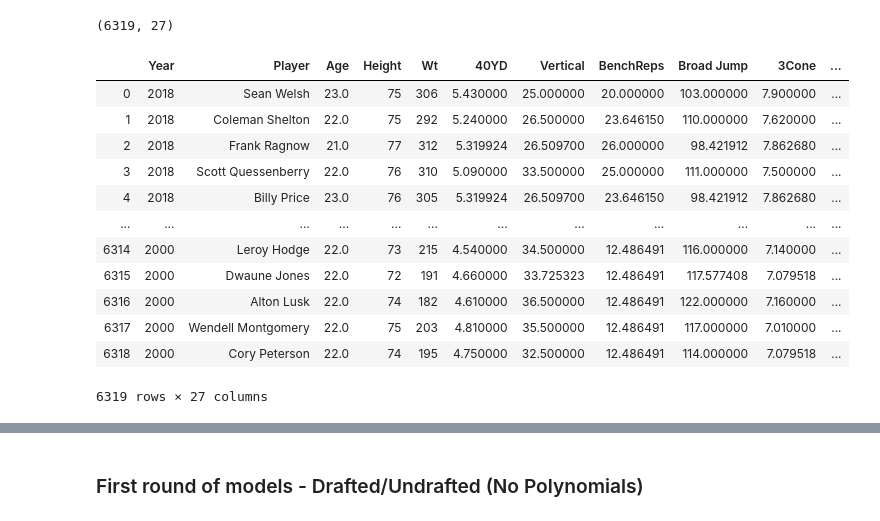
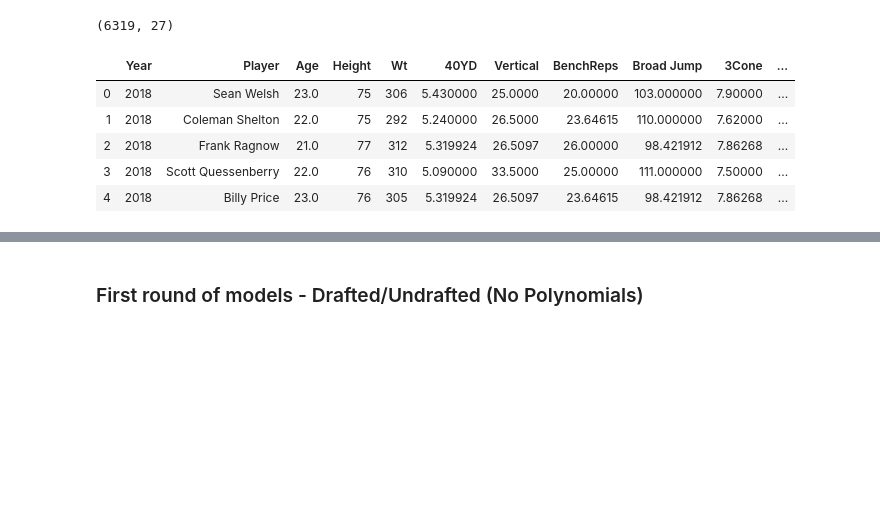
Before and after one commit to slucasmyer/NFL-Draft-Predictions, a Jupyter notebook: nfl-draft-predictions.ipynb, the cells around one changed output, grey strips where cells are left out. Cells and saved outputs as stored; diff of their text form; code cells hidden in the pictures; blank space fills up the shorter version.

```diff
--- a/nfl-draft-predictions.ipynb
+++ b/nfl-draft-predictions.ipynb
@@ -796,18 +444,11 @@ new_plus_dummies.shape
 # %% [output]
 (6319, 27)
 # %%
-new_plus_dummies
+new_plus_dummies.head()
 # %% [output]
 |  | Year | Player | Age | Height | Wt | 40YD | Vertical | BenchReps | Broad Jump | 3Cone | ... |
-| 0 | 2018 | Sean Welsh | 23.0 | 75 | 306 | 5.430000 | 25.000000 | 20.000000 | 103.000000 | 7.900000 | ... |
-| 1 | 2018 | Coleman Shelton | 22.0 | 75 | 292 | 5.240000 | 26.500000 | 23.646150 | 110.000000 | 7.620000 | ... |
-| 2 | 2018 | Frank Ragnow | 21.0 | 77 | 312 | 5.319924 | 26.509700 | 26.000000 | 98.421912 | 7.862680 | ... |
-| 3 | 2018 | Scott Quessenberry | 22.0 | 76 | 310 | 5.090000 | 33.500000 | 25.000000 | 111.000000 | 7.500000 | ... |
-| 4 | 2018 | Billy Price | 23.0 | 76 | 305 | 5.319924 | 26.509700 | 23.646150 | 98.421912 | 7.862680 | ... |
-| ... | ... | ... | ... | ... | ... | ... | ... | ... | ... | ... | ... |
-| 6314 | 2000 | Leroy Hodge | 22.0 | 73 | 215 | 4.540000 | 34.500000 | 12.486491 | 116.000000 | 7.140000 | ... |
-| 6315 | 2000 | Dwaune Jones | 22.0 | 72 | 191 | 4.660000 | 33.725323 | 12.486491 | 117.577408 | 7.079518 | ... |
-| 6316 | 2000 | Alton Lusk | 22.0 | 74 | 182 | 4.610000 | 36.500000 | 12.486491 | 122.000000 | 7.160000 | ... |
-| 6317 | 2000 | Wendell Montgomery | 22.0 | 75 | 203 | 4.810000 | 35.500000 | 12.486491 | 117.000000 | 7.010000 | ... |
-| 6318 | 2000 | Cory Peterson | 22.0 | 74 | 195 | 4.750000 | 32.500000 | 12.486491 | 114.000000 | 7.079518 | ... |
+| 0 | 2018 | Sean Welsh | 23.0 | 75 | 306 | 5.430000 | 25.0000 | 20.00000 | 103.000000 | 7.90000 | ... |
+| 1 | 2018 | Coleman Shelton | 22.0 | 75 | 292 | 5.240000 | 26.5000 | 23.64615 | 110.000000 | 7.62000 | ... |
+| 2 | 2018 | Frank Ragnow | 21.0 | 77 | 312 | 5.319924 | 26.5097 | 26.00000 | 98.421912 | 7.86268 | ... |
+| 3 | 2018 | Scott Quessenberry | 22.0 | 76 | 310 | 5.090000 | 33.5000 | 25.00000 | 111.000000 | 7.50000 | ... |
+| 4 | 2018 | Billy Price | 23.0 | 76 | 305 | 5.319924 | 26.5097 | 23.64615 | 98.421912 | 7.86268 | ... |
-6319 rows × 27 columns
```
Also changed, not shown: parts of 106 cells of this notebook.
